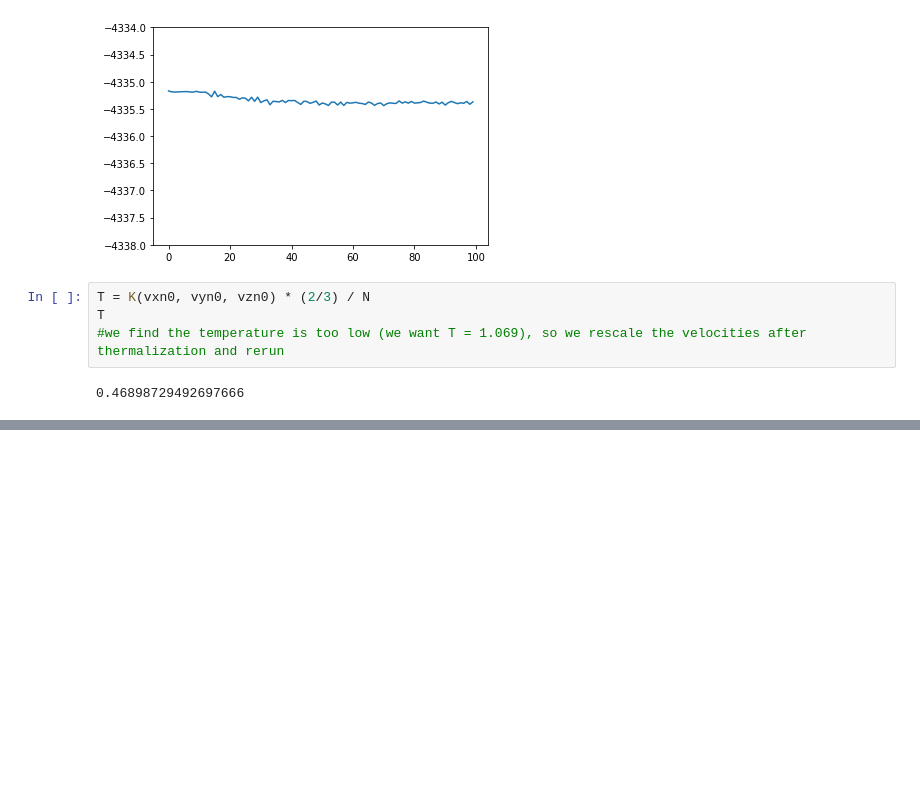
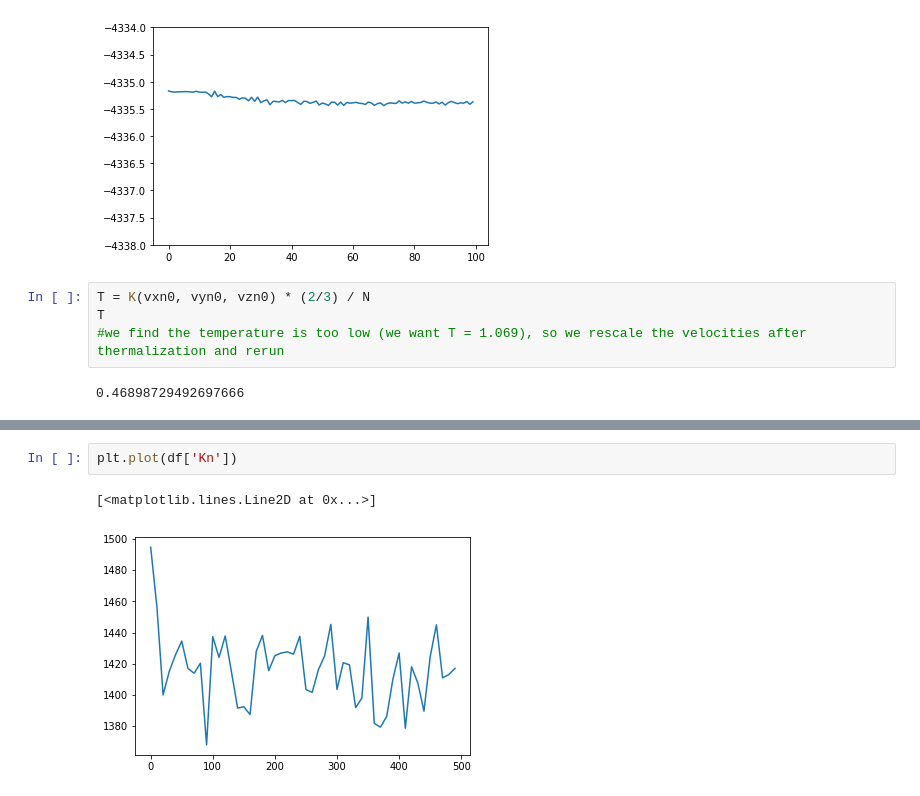
Before and after one commit to joheenc/liquid_argon_md, a Jupyter notebook: Liquid Argon Simulation.ipynb, the cells around one changed output, grey strips where cells are left out. Saved outputs shown, nothing was run; the diff lists cells and outputs as text; blank space fills up the shorter version.

```diff
--- a/Liquid Argon Simulation.ipynb
+++ b/Liquid Argon Simulation.ipynb
@@ -320,0 +458,5 @@ ax.scatter(xn0, yn0, zn0)
+# %%
+plt.plot(df['Kn'])
+# %% [output]
+[<matplotlib.lines.Line2D at 0x...>]
+[figure, added]
```
Also changed, not shown: parts of 14 cells of this notebook, 21 other files.
